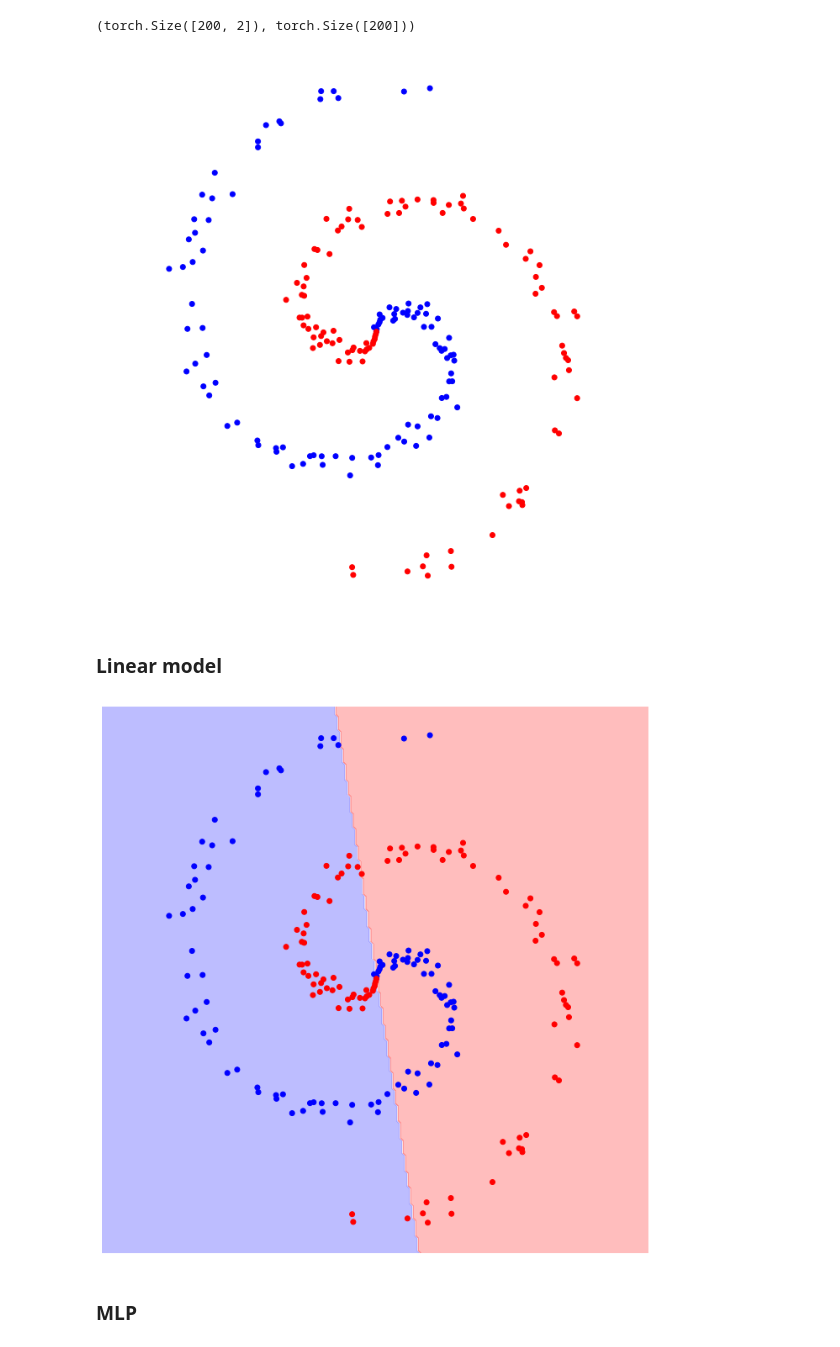
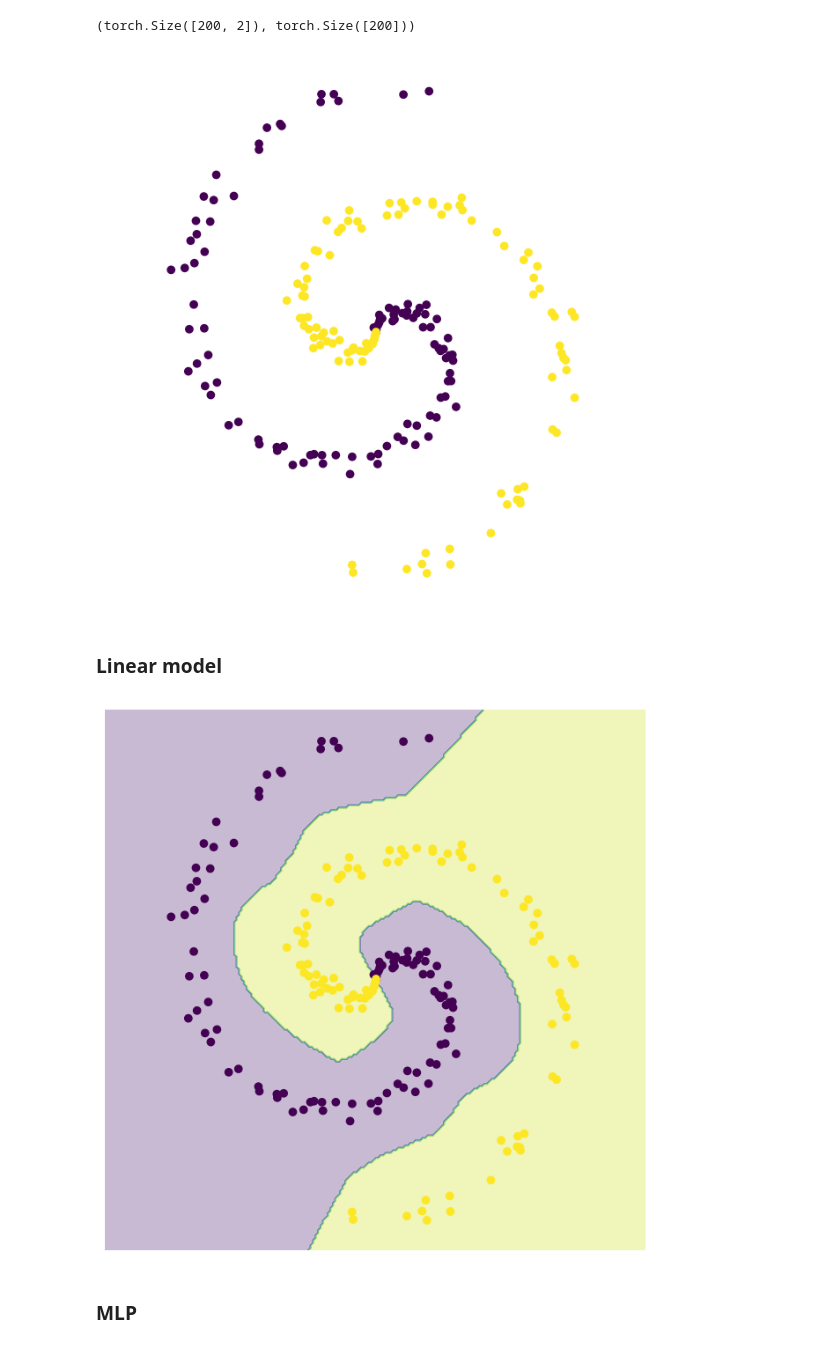
Before and after one commit to glouppe/info8010-deep-learning, a Jupyter notebook: code/lec2-spiral-classification.ipynb, the cells around one changed output. Drawn from its saved outputs; the diff is of its cells as text; code cells hidden in the pictures.

```diff
--- a/code/lec2-spiral-classification.ipynb
+++ b/code/lec2-spiral-classification.ipynb
@@ -14,12 +14,12 @@ cpu
 # Plot functions
 import matplotlib.pyplot as plt
 from IPython import display
-plt.rc('figure', figsize=(12, 12))
+plt.rc('figure', figsize=(8, 8))
 
 def plot_data(X, y, d=0, auto=False, zoom=1):
     X = X.cpu()
     y = y.cpu()
-    plt.scatter(X.numpy()[:, 0], X.numpy()[:, 1], c=y, cmap=plt.cm.bwr)
+    plt.scatter(X.numpy()[:, 0], X.numpy()[:, 1], c=y)
     plt.axis('square')
     plt.axis(np.array((-1.1, 1.1, -1.1, 1.1)) * zoom)
     if auto is True: plt.axis('equal')
@@ -35,7 +35,7 @@ def plot_model(X, y, model):
         Z = model(data).detach()
     Z = np.argmax(Z, axis=1).reshape(xx.shape)
 
-    plt.contourf(xx, yy, Z, cmap=plt.cm.bwr, alpha=0.3)
+    plt.contourf(xx, yy, Z, alpha=0.3)
     plot_data(X, y)
 # %%
 # Setup
@@ -45,7 +45,7 @@ torch.manual_seed(seed)
 N = 100  # num_samples_per_class
 D = 2    # dimensions
 C = 2    # num_classes
-H = 100  # num_hidden_units
+H = 10000  # num_hidden_units
 # %%
 # Generate spiral data
 X = torch.zeros(N * C, D).to(device)
@@ -78,7 +78,7 @@ X.shape, y.shape
 # %%
 plot_data(X, y)
 # %% [output]
-[figure, old version]
+[figure, new version]
 # %% [markdown]
 ### Linear model
 # %%
@@ -86,6 +86,7 @@ plot_data(X, y)
 # each Linear module has a weight and bias
 model = torch.nn.Sequential(
     torch.nn.Linear(D, H),
+    torch.nn.ReLU(),
     torch.nn.Linear(H, C)
 )
 
@@ -102,34 +103,34 @@ optimizer = torch.optim.Adam(model.parameters(), lr=1e-3, weight_decay=1e-5)
 
 # Training
 for t in range(1000):
     # Feed forward to get the logits
     y_pred = model(X)
 
     # Compute the loss and accuracy
     loss = criterion(y_pred, y)
     score, predicted = torch.max(y_pred, 1)
     acc = (y == predicted).sum().float() / len(y)
 
     if t % 25 == 0:
         plt.clf()
         plot_model(X, y, model)
         model.to(device)
         display.display(plt.gcf())
         print("[EPOCH]: %i, [LOSS]: %.6f, [ACCURACY]: %.3f" % (t, loss.item(), acc))
         display.clear_output(wait=True)
 
     # zero the gradients before running
     # the backward pass.
     optimizer.zero_grad()
 
     # Backward pass to compute the gradient
     # of loss w.r.t our learnable params.
     loss.backward()
 
     # Update params
     optimizer.step()
 # %% [output]
-[figure, old version]
+[figure, new version]
 # %% [markdown]
 ### MLP
 # %%
```
Also changed, not shown: parts of 1 cell of this notebook, 9 other files.
